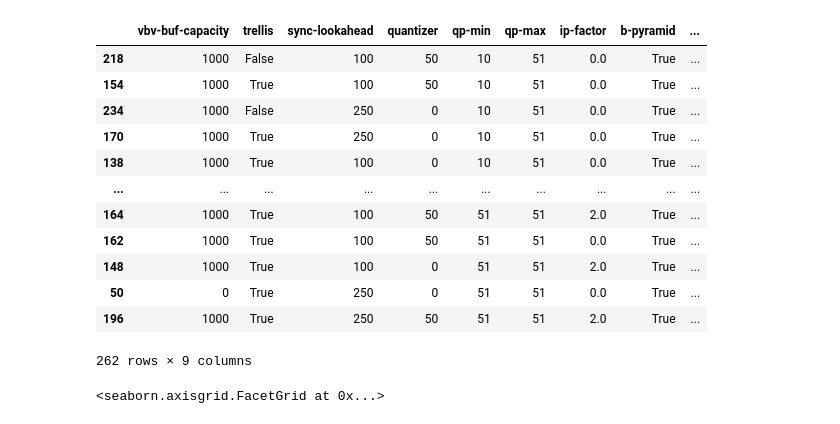
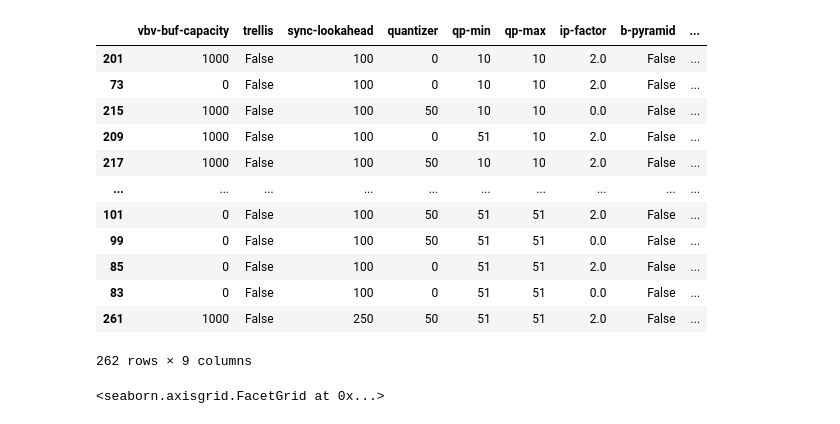
Before and after one commit to uraninjo/GstreamerWorks, a Jupyter notebook: Sunum/comp/sıkıştırma.ipynb, the cells around one changed output. Drawn from its saved outputs; the diff is of its cells as text; code cells hidden in the pictures.

```diff
--- a/Sunum/comp/sıkıştırma.ipynb
+++ b/Sunum/comp/sıkıştırma.ipynb
@@ -20,22 +21,21 @@ pd.read_csv('sıkıştırma_verileri_tekli.csv')
 # %%
 df=pd.read_csv('others_kombinasyon.csv',index_col='Unnamed: 0')
 for i in range(len(df)):
-    df['MegaBytes'].iloc[i]=df['MegaBytes'].iloc[i].split(' ')[0]
-df.sort_values('MegaBytes',inplace=True)
-df
+    df['MegaBytes'].iloc[i]=float(df['MegaBytes'].iloc[i].split(' ')[0])
+df.sort_values('MegaBytes',ascending=False)
 # %% [output]
 |  | vbv-buf-capacity | trellis | sync-lookahead | quantizer | qp-min | qp-max | ip-factor | b-pyramid | ... |
-| 218 | 1000 | False | 100 | 50 | 10 | 51 | 0.0 | True | ... |
-| 154 | 1000 | True | 100 | 50 | 10 | 51 | 0.0 | True | ... |
-| 234 | 1000 | False | 250 | 0 | 10 | 51 | 0.0 | True | ... |
-| 170 | 1000 | True | 250 | 0 | 10 | 51 | 0.0 | True | ... |
-| 138 | 1000 | True | 100 | 0 | 10 | 51 | 0.0 | True | ... |
+| 201 | 1000 | False | 100 | 0 | 10 | 10 | 2.0 | False | ... |
+| 73 | 0 | False | 100 | 0 | 10 | 10 | 2.0 | False | ... |
+| 215 | 1000 | False | 100 | 50 | 10 | 10 | 0.0 | False | ... |
+| 209 | 1000 | False | 100 | 0 | 51 | 10 | 2.0 | False | ... |
+| 217 | 1000 | False | 100 | 50 | 10 | 10 | 2.0 | False | ... |
 | ... | ... | ... | ... | ... | ... | ... | ... | ... | ... |
-| 164 | 1000 | True | 100 | 50 | 51 | 51 | 2.0 | True | ... |
-| 162 | 1000 | True | 100 | 50 | 51 | 51 | 0.0 | True | ... |
-| 148 | 1000 | True | 100 | 0 | 51 | 51 | 2.0 | True | ... |
-| 50 | 0 | True | 250 | 0 | 51 | 51 | 0.0 | True | ... |
-| 196 | 1000 | True | 250 | 50 | 51 | 51 | 2.0 | True | ... |
+| 101 | 0 | False | 100 | 50 | 51 | 51 | 2.0 | False | ... |
+| 99 | 0 | False | 100 | 50 | 51 | 51 | 0.0 | False | ... |
+| 85 | 0 | False | 100 | 0 | 51 | 51 | 2.0 | False | ... |
+| 83 | 0 | False | 100 | 0 | 51 | 51 | 0.0 | False | ... |
+| 261 | 1000 | False | 250 | 50 | 51 | 51 | 2.0 | False | ... |
 262 rows × 9 columns
 # %%
 plt.figure(figsize=(30,5))
```
Also changed, not shown: parts of 1 cell of this notebook, 17 other files.
